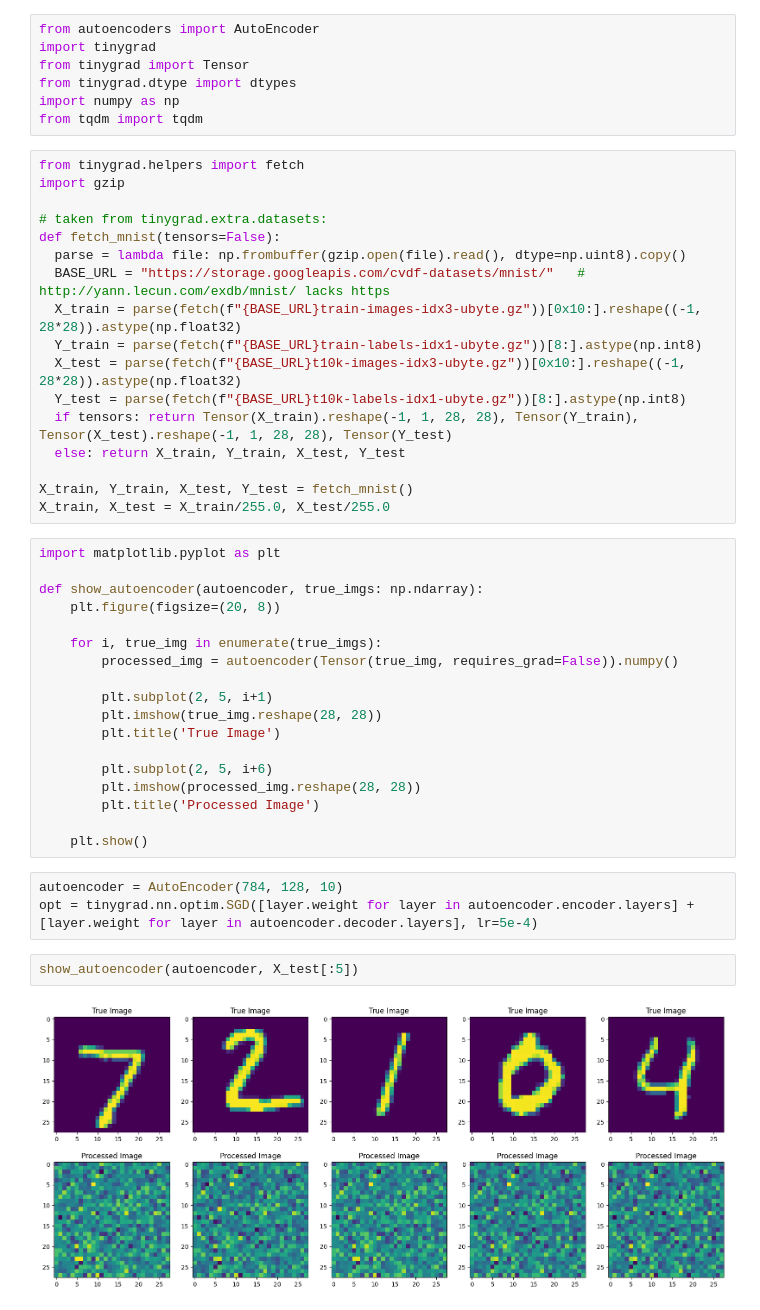
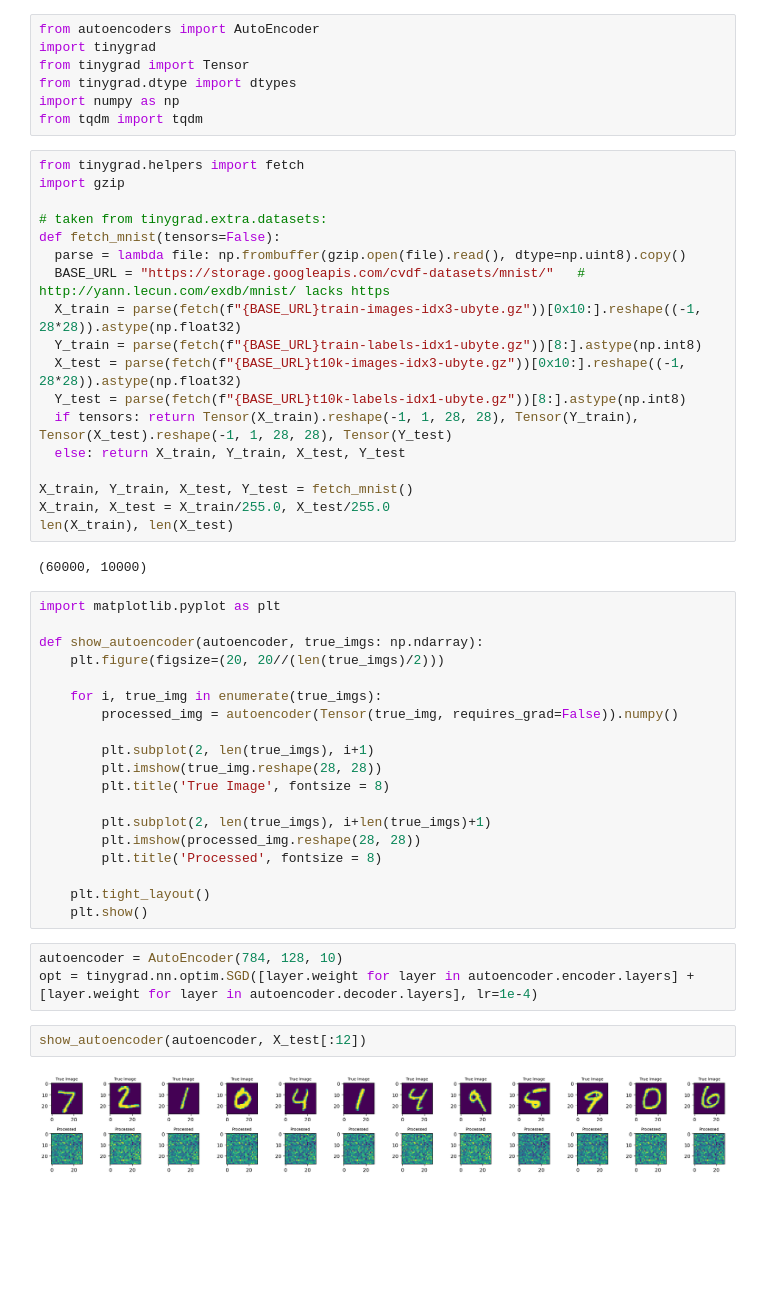
Before and after one commit to Apros7/MLPapers, a Jupyter notebook: Autoencoder/showcase.ipynb, the cells around one changed output. Saved outputs shown, nothing was run; the diff lists cells and outputs as text; blank space fills up the shorter version.

Commit message:
done with aimple autoencoder

```diff
--- a/Autoencoder/showcase.ipynb
+++ b/Autoencoder/showcase.ipynb
@@ -24,28 +24,32 @@ def fetch_mnist(tensors=False):
 
 X_train, Y_train, X_test, Y_test = fetch_mnist()
 X_train, X_test = X_train/255.0, X_test/255.0
+len(X_train), len(X_test)
+# %% [output]
+(60000, 10000)
 # %%
 import matplotlib.pyplot as plt
 
 def show_autoencoder(autoencoder, true_imgs: np.ndarray):
-    plt.figure(figsize=(20, 8))
+    plt.figure(figsize=(20, 20//(len(true_imgs)/2)))
 
     for i, true_img in enumerate(true_imgs):
         processed_img = autoencoder(Tensor(true_img, requires_grad=False)).numpy()
 
-        plt.subplot(2, 5, i+1)
+        plt.subplot(2, len(true_imgs), i+1)
         plt.imshow(true_img.reshape(28, 28))
-        plt.title('True Image')
+        plt.title('True Image', fontsize = 8)
 
-        plt.subplot(2, 5, i+6)
+        plt.subplot(2, len(true_imgs), i+len(true_imgs)+1)
         plt.imshow(processed_img.reshape(28, 28))
-        plt.title('Processed Image')
+        plt.title('Processed', fontsize = 8)
 
+    plt.tight_layout()
     plt.show()
 # %%
 autoencoder = AutoEncoder(784, 128, 10)
-opt = tinygrad.nn.optim.SGD([layer.weight for layer in autoencoder.encoder.layers] + [layer.weight for layer in autoencoder.decoder.layers], lr=5e-4)
+opt = tinygrad.nn.optim.SGD([layer.weight for layer in autoencoder.encoder.layers] + [layer.weight for layer in autoencoder.decoder.layers], lr=1e-4)
 # %%
-show_autoencoder(autoencoder, X_test[:5])
+show_autoencoder(autoencoder, X_test[:12])
 # %% [output]
-[figure, old version]
+[figure, new version]
```
Also changed, not shown: parts of 6 cells of this notebook.
